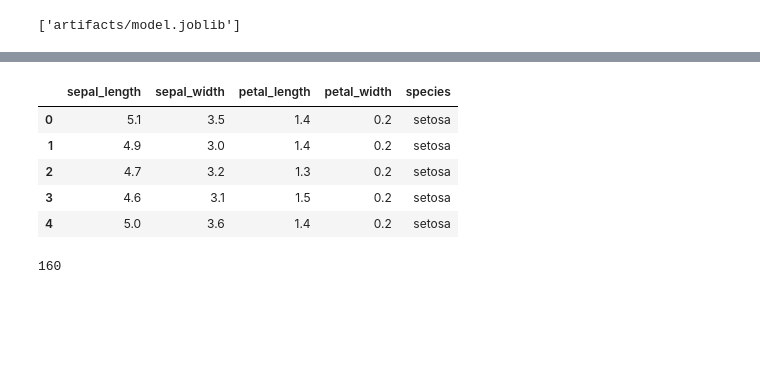
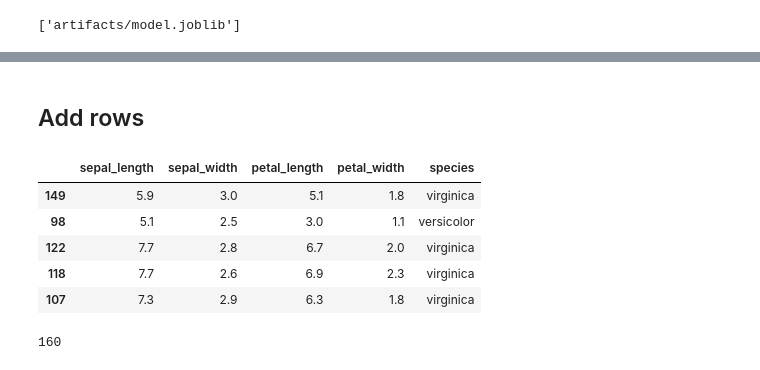
Before and after one commit to 23f2003589/iitm-mlops-w4, a Jupyter notebook: Homework_Pipeline.ipynb, the cells around one changed output, grey strips where cells are left out. Saved outputs shown, nothing was run; the diff lists cells and outputs as text; code cells hidden in the pictures; blank space fills up the shorter version.

```diff
--- a/Homework_Pipeline.ipynb
+++ b/Homework_Pipeline.ipynb
@@ -391,20 +379,23 @@ no changes added to commit (use "git add" and/or "git commit -a")
+# %% [markdown]
+## Add rows
 # %%
 df=load_iris(as_frame=True) #from load_iris
 new_rows=df.frame.sample(10,replace=True)
+new_rows['target'] = new_rows['target'].map({i: name for i, name in enumerate(df.target_names)})
 new_rows=new_rows.rename(columns={'sepal length (cm)':'sepal_length',
                                   'sepal width (cm)':'sepal_width',
                                  'petal length (cm)':'petal_length',
                                  'petal width (cm)':'petal_width',
                                  'target':'species'})
 iris_df_v2=pd.concat([iris_df_v1,new_rows])
-iris_df_v2.head()
+iris_df_v2.tail()
 # %% [output]
 |  | sepal_length | sepal_width | petal_length | petal_width | species |
-| 0 | 5.1 | 3.5 | 1.4 | 0.2 | setosa |
-| 1 | 4.9 | 3.0 | 1.4 | 0.2 | setosa |
-| 2 | 4.7 | 3.2 | 1.3 | 0.2 | setosa |
-| 3 | 4.6 | 3.1 | 1.5 | 0.2 | setosa |
-| 4 | 5.0 | 3.6 | 1.4 | 0.2 | setosa |
+| 149 | 5.9 | 3.0 | 5.1 | 1.8 | virginica |
+| 98 | 5.1 | 2.5 | 3.0 | 1.1 | versicolor |
+| 122 | 7.7 | 2.8 | 6.7 | 2.0 | virginica |
+| 118 | 7.7 | 2.6 | 6.9 | 2.3 | virginica |
+| 107 | 7.3 | 2.9 | 6.3 | 1.8 | virginica |
 # %%
 len(iris_df_v2)
 # %% [output]
```
Also changed, not shown: parts of 8 cells of this notebook.
